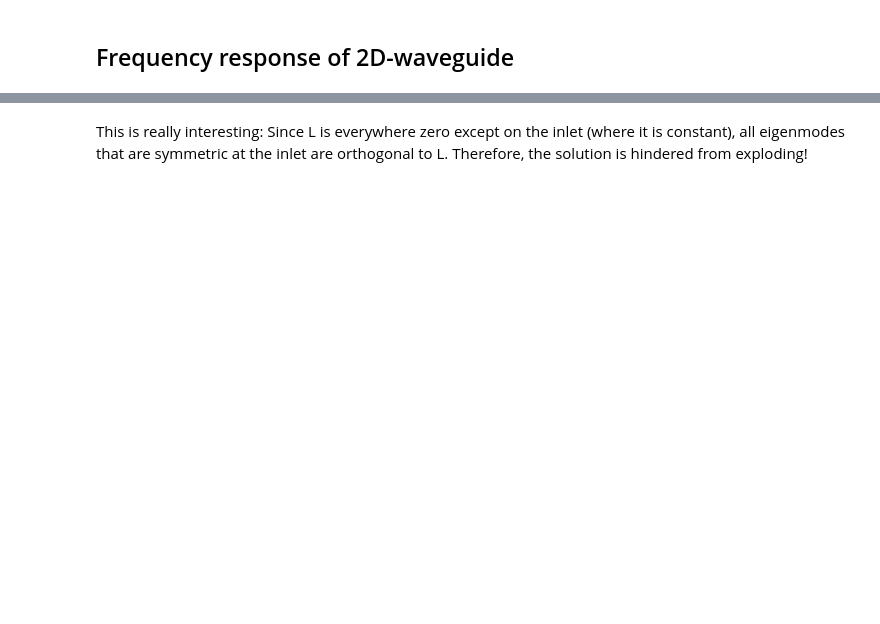
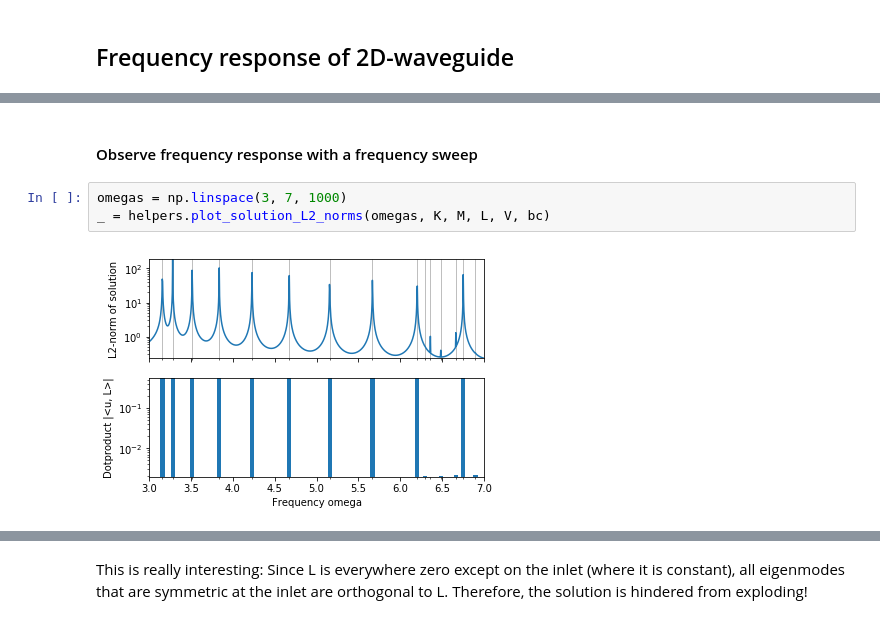
Before and after one commit to FMatti/Maxwell-MRI, a Jupyter notebook: scripts/wg2D_frequency_response.ipynb, the cells around one changed output, grey strips where cells are left out. Saved outputs shown, nothing was run; the diff lists cells and outputs as text; blank space fills up the shorter version.

```diff
--- a/scripts/wg2D_frequency_response.ipynb
+++ b/scripts/wg2D_frequency_response.ipynb
@@ -173,0 +37,7 @@ plt.savefig('L.png', dpi=300)
+# %% [markdown]
+#### Observe frequency response with a frequency sweep
+# %%
+omegas = np.linspace(3, 7, 1000)
+_ = helpers.plot_solution_L2_norms(omegas, K, M, L, V, bc)
+# %% [output]
+[figure, added]
```
Also changed, not shown: parts of 47 cells of this notebook, 6 other files.
